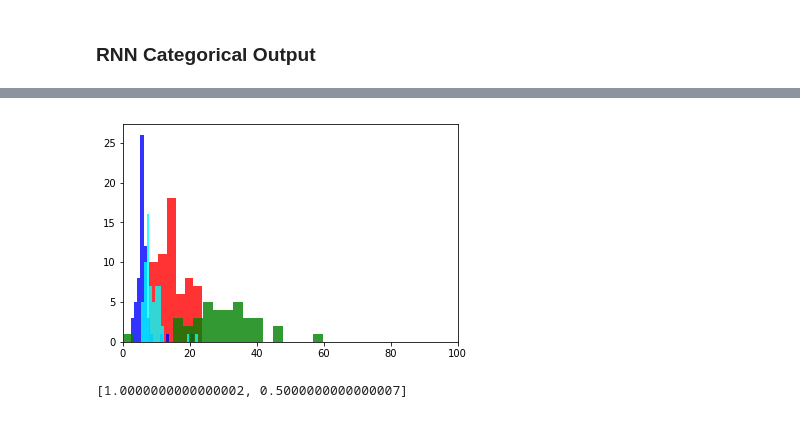
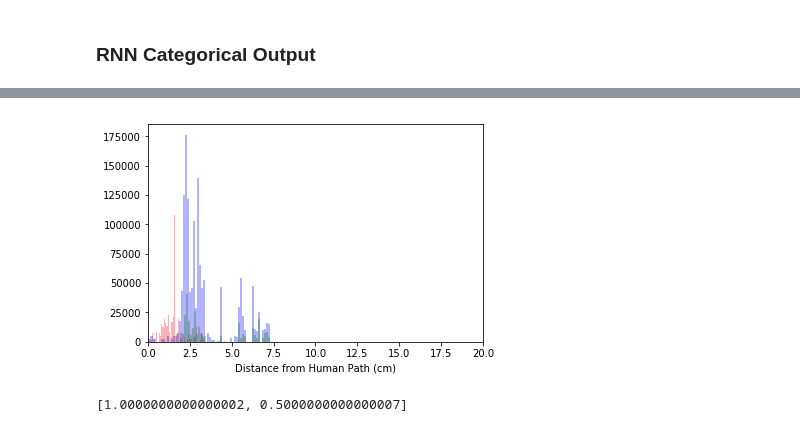
Before and after one commit to jzisheng/Scaled-Self-Driving-Car, a Jupyter notebook: notebooks/AveragingPositions.ipynb, the cells around one changed output, grey strips where cells are left out. Saved outputs shown, nothing was run; the diff lists cells and outputs as text; code cells hidden in the pictures.

```diff
--- a/notebooks/AveragingPositions.ipynb
+++ b/notebooks/AveragingPositions.ipynb
@@ -330,0 +461,5 @@ diff_human_cat = human_path.compare_path(cat_path)
+# %%
+diff_rnn_human = rnn_path.compare_path2(human_path)
+# %%
+cm_diff_rnn_human = pixels_to_cm(diff_rnn_human)
+print(len(rnn_path.vectors))
@@ -341 +477,5 @@ diff_linear_human = human_path.compare_path(linear_path)
+# %%
+diff_rnncat_human = rnncat_path.compare_path2(human_path)
+# %%
+cm_diff_rnncat_human = pixels_to_cm(diff_rnncat_human)
 # %%
@@ -372,10 +493,15 @@ Text(0.5,1,'RNN Categorical')
 # %%
-plt.hist(diff_rnn_linear, bins=40,color='red',alpha = 0.8)  # arguments are passed to np.histogram
-plt.hist(diff_rnn_human, bins=20,color='b',alpha = 0.8)  # arguments are passed to np.histogram
-plt.hist(diff_linear_human, bins=20,color='g',alpha = 0.8)  # arguments are passed to np.histogram
-plt.hist(diff_human_cat, bins=20, color='cyan',alpha = 0.8)  # arguments are passed to np.histogram
-plt.xlim([0,100])
+bin_num = 60
+
+plt.hist(cm_diff_rnncat_human, bins=bin_num,color='red',alpha = 0.3)  # arguments are passed to np.histogram
+plt.hist(cm_diff_rnn_human, bins=bin_num,color='b',alpha = 0.3)  # arguments are passed to np.histogram
+plt.hist(cm_diff_linear_human, bins=bin_num,color='g',alpha = 0.3)  # arguments are passed to np.histogram
+plt.hist(cm_diff_human_cat, bins=bin_num, color='cyan',alpha = 0.)  # arguments are passed to np.histogram
+plt.xlim([0,20])
+#plt.ylim([0,150000])
+
+plt.xlabel('Distance from Human Path (cm)')
 plt.show()
 # %% [output]
-[figure, old version]
+[figure, new version]
 # %%
```
Also changed, not shown: parts of 27 cells of this notebook, 2 other files.
